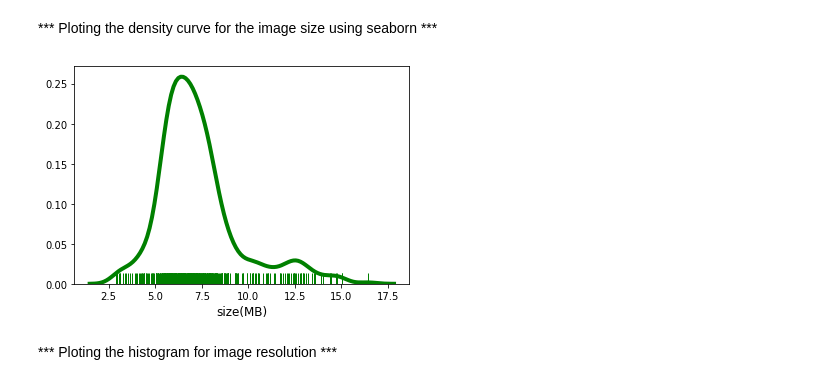
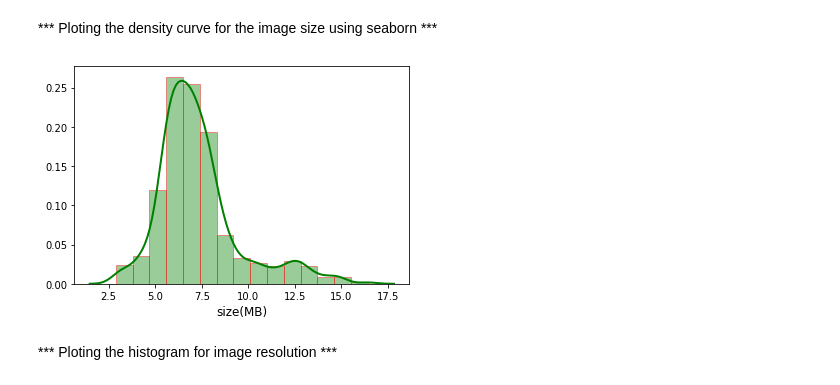
Before and after one commit to UNCG-CSE/Poststorm_Imagery, a Jupyter notebook: src/python/psic/image_analysis/image_size_and_resolution_stats.ipynb, the cells around one changed output. Cells and saved outputs as stored; diff of their text form; code cells hidden in the pictures.

Commit message:
updated code for diagram

```diff
--- a/src/python/psic/image_analysis/image_size_and_resolution_stats.ipynb
+++ b/src/python/psic/image_analysis/image_size_and_resolution_stats.ipynb
@@ -146,13 +141,13 @@ plt.savefig('images_size_hist.png', dpi = 100)
 # %%
 matplotlib.rc('axes', labelsize=12)
 matplotlib.rc('axes', titlesize=12)
-sns.distplot(ct['size(MB)'], hist=False, kde=True, rug=True,
+sns.distplot(image_data['size(MB)'], hist=True, kde=True,
              bins=15, color = 'green',
              hist_kws={'edgecolor':'red'},
-             kde_kws={'linewidth': 4})
+             kde_kws={'linewidth': 2})
 plt.savefig('images_size_density.png', dpi = 100)
 # %% [output]
-[figure, old version]
+[figure, new version]
 # %% [markdown]
 *** Ploting the histogram for image resolution ***
 # %%
```
Also changed, not shown: parts of 4 cells of this notebook, 2 other files.
